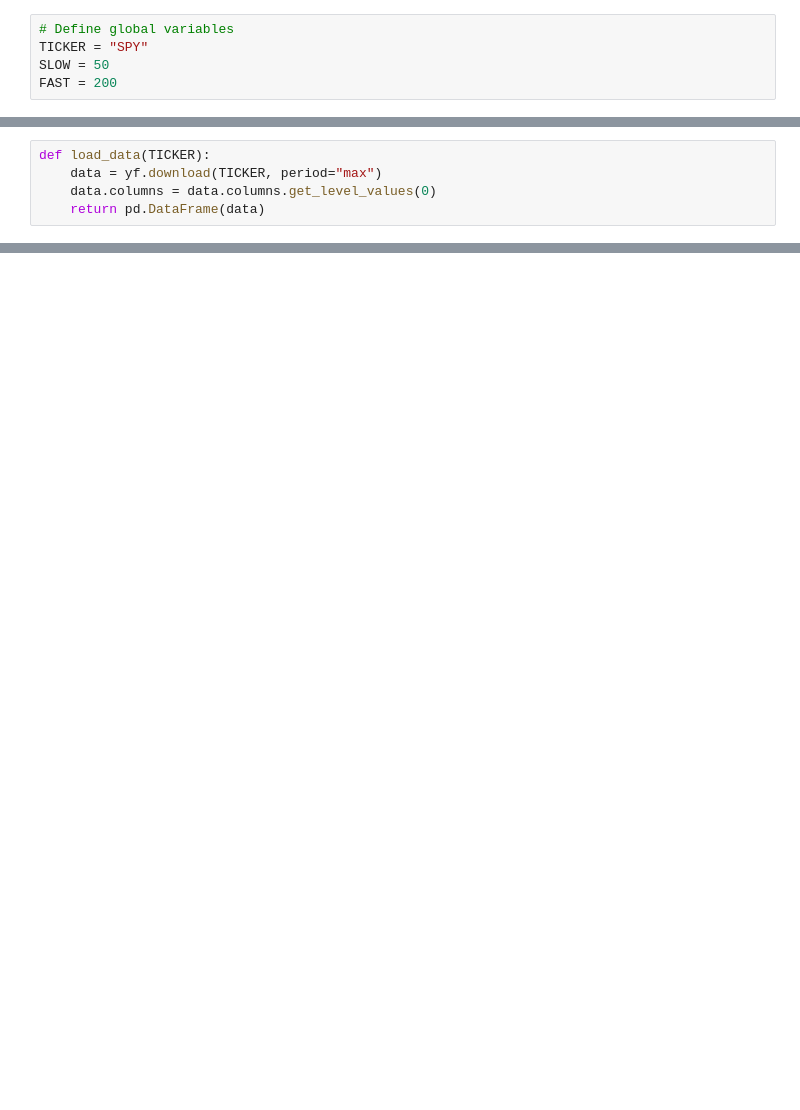
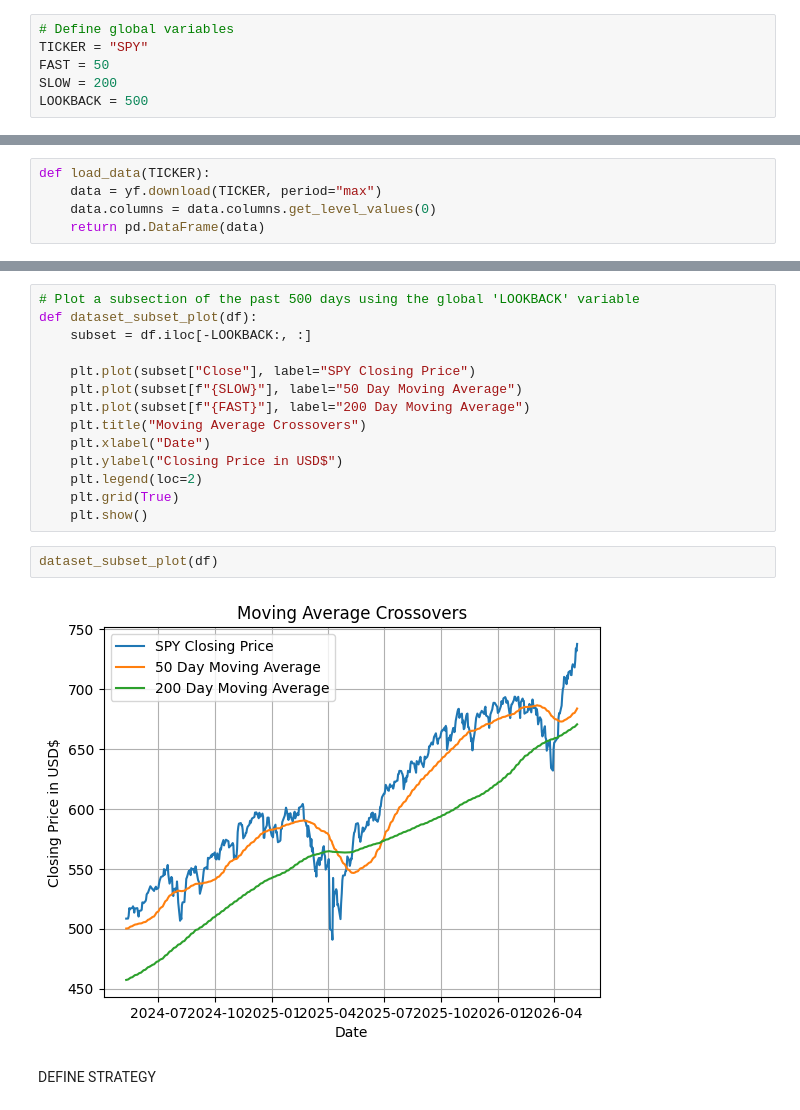
Before and after one commit to Jeffrey-Adjei/Technical-Indicator-Research, a Jupyter notebook: movingaveragecrossover.ipynb, the cells around one changed output, grey strips where cells are left out. Drawn from its saved outputs; the diff is of its cells as text; blank space fills up the shorter version.

Commit message:
strategy implemented and now needs to be tested

```diff
--- a/movingaveragecrossover.ipynb
+++ b/movingaveragecrossover.ipynb
@@ -26,5 +31,6 @@ EXIT SIGNAL:  50 DAY MA MOVES BELOW THE DAY DAY/ PRICE DIPS BELOW THE 200 DAY MA
 # %%
 # Define global variables
 TICKER = "SPY"
-SLOW = 50
-FAST = 200
+FAST = 50
+SLOW = 200
+LOOKBACK = 500
@@ -59,0 +87,20 @@ plot_dataset(df)
+# %%
+# Plot a subsection of the past 500 days using the global 'LOOKBACK' variable
+def dataset_subset_plot(df):
+    subset = df.iloc[-LOOKBACK:, :]
+
+    plt.plot(subset["Close"], label="SPY Closing Price")
+    plt.plot(subset[f"{SLOW}"], label="50 Day Moving Average")
+    plt.plot(subset[f"{FAST}"], label="200 Day Moving Average")
+    plt.title("Moving Average Crossovers")
+    plt.xlabel("Date")
+    plt.ylabel("Closing Price in USD$")
+    plt.legend(loc=2)
+    plt.grid(True)
+    plt.show()
+# %%
+dataset_subset_plot(df)
+# %% [output]
+[figure, added]
+# %% [markdown]
+DEFINE STRATEGY
```
Also changed, not shown: parts of 13 cells of this notebook.
